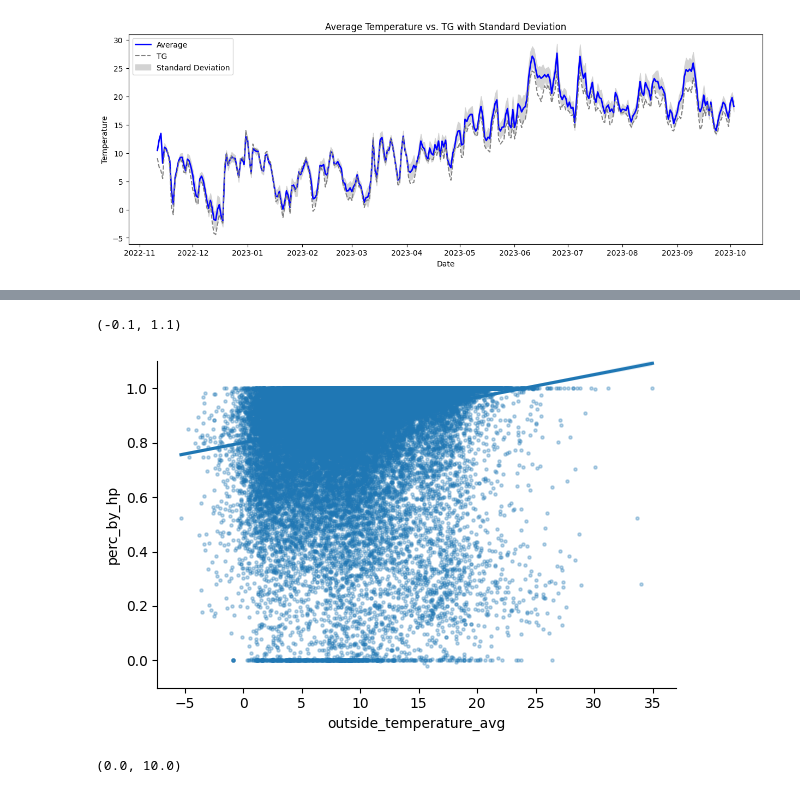
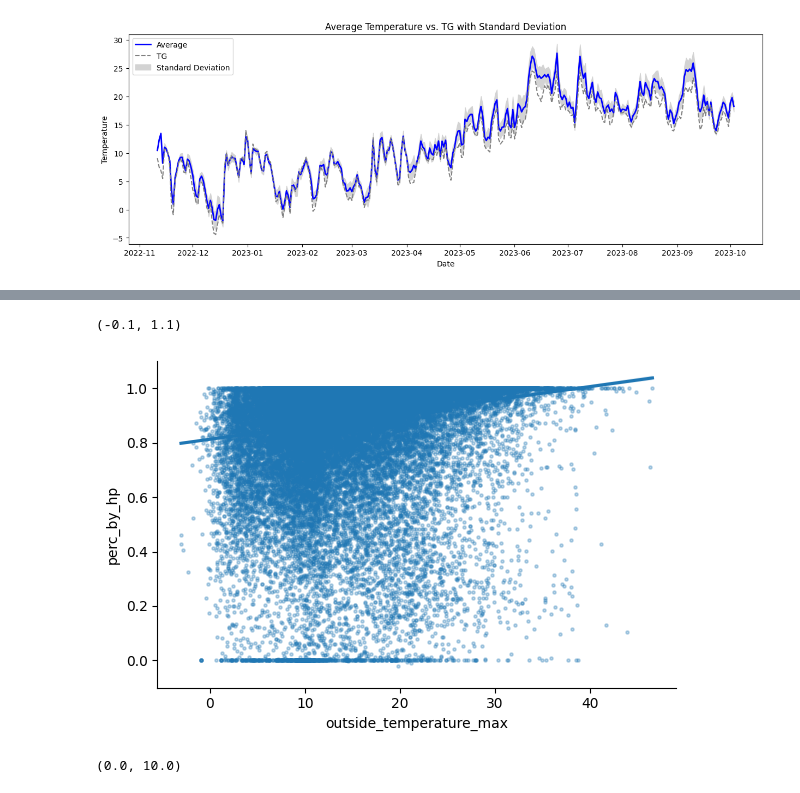
Before and after one commit to season0112/quatt_data_analysis, a Jupyter notebook: guaranteed-savings/Explorative_temperature_extrapolation.ipynb, the cells around one changed output, grey strips where cells are left out. Cells and saved outputs as stored; diff of their text form; code cells hidden in the pictures.

Commit message:
Saving notebook work in progress

```diff
--- a/guaranteed-savings/Explorative_temperature_extrapolation.ipynb
+++ b/guaranteed-savings/Explorative_temperature_extrapolation.ipynb
@@ -74,10 +75,13 @@ else:
 # %%
 # load expected savings data:
 df_savings = pd.read_csv('./data/EnergyConsumption_test_data2.csv')
+df_hubspot = pd.read_csv('./data/hubspot_data.csv')
 df_cic_prod = pd.read_csv('./data/prod_cic.csv')
 
 # merge df_savings with df_cic
+df_hubspot['orderNr'] = df_hubspot['Deal Name'].str.extract(r'.*(QUATT\d+)')
 df_savings = pd.merge(df_savings, df_cic_prod, left_on='orderNr', right_on='orderNumber', how='left')
+df_savings = pd.merge(df_savings, df_hubspot, left_on='orderNr', right_on='orderNr', how='left')
 df_cic = pd.merge(df_cic, df_savings, left_on='cic_id', right_on='id_y', how='left')
 # %% [markdown]
 # explore temperature
@@ -253,15 +298,14 @@ df_cic['date'] = pd.to_datetime(df_cic['date'], format='%Y-%m-%d')
 # %%
+df_cic['date'] = pd.to_datetime(df_cic['date'], format='%Y-%m-%d')
+
+
 # add heat demand and month to dataframe
 df_cic['heat_delivered'] = df_cic[['hp1_heat_generated', 'hp2_heat_generated', 'boiler_heat_generated']].sum(axis=1).astype(float)
+df_cic['hp_heat_generated'] = df_cic[['hp1_heat_generated', 'hp2_heat_generated']].sum(axis=1).astype(float)
+df_cic['hp_energy_consumed'] = df_cic[['hp1_energy_consumed', 'hp2_energy_consumed']].sum(axis=1).astype(float)
+df_cic['perc_by_hp'] = (df_cic[['hp1_heat_generated', 'hp2_heat_generated']].sum(axis=1) / df_cic['heat_delivered']).astype(float)
+df_cic['COP'] = (df_cic[['hp1_heat_generated', 'hp2_heat_generated']].sum(axis=1) / (df_cic[['hp1_energy_consumed', 'hp2_energy_consumed']].sum(axis=1))).astype(float)
 df_cic['month'] = df_cic['date'].dt.month
 df_cic['dd_month'] = df_cic['month'].apply(lambda x: 0.8 if x in [4, 5, 6, 7, 8, 9] else (1 if x in [3, 10] else 1.1))
 df_cic['aardgas_verbruik_cat'] = df_cic['aardgas_verbruik'].apply(lambda x: 0 if x < 1000 else (1 if x < 2000 else (2 if x < 3000 else 3)))
 df_cic['outside_temperature_avg'] = df_cic['outside_temperature_avg'].astype(float)
-
-# scatter plot of heat demand per temperature including linear regression
-sns.lmplot(x='outside_temperature_avg', y='heat_delivered', data=df_cic,
-           hue='aardgas_verbruik_cat', height=4, aspect=1.5, legend=False,
-           scatter_kws={"s": 5, "alpha": 0.3})
-plt.legend(loc='upper left')
-plt.ylim([-1000, 250000])
-plt.show()
@@ -269,0 +312,20 @@ plt.show()
+# %%
+# filling Nan values
+df_cic['numberOfHeatPumps'].fillna(1, inplace=True)
+df_cic['Zone regeling'].fillna('Nee', inplace=True)
+
+# preprocess hubspot data
+# merge 'Weet niet' and 'Weet ik niet' and 'nan' values to -> unkown
+replacement_dict = {None: 'unknown',
+                    'Weet niet': 'unknown',
+                    'Weet ik niet': 'unknown'}
+df_cic.replace({'Spouwmuurisolatie': replacement_dict,
+                    'Muurisolatie aan de binnen- of buitenkant': replacement_dict,
+                    'Dakisolatie': replacement_dict,
+                    'Vloerisolatie': replacement_dict,
+                    'Dubbel glas': replacement_dict,
+                    'HR++ glas': replacement_dict,
+                    }, inplace=True)
+
+# rename long column
+df_cic.rename(columns={'Muurisolatie aan de binnen- of buitenkant': 'Muurisolatie'}, inplace=True)
@@ -275,13 +685,13 @@ df_cic['perc_by_hp'] = (df_cic[['hp1_heat_generated', 'hp2_heat_generated']].sum
 df_cic['COP'] = (df_cic[['hp1_heat_generated', 'hp2_heat_generated']].sum(axis=1) / (df_cic[['hp1_energy_consumed', 'hp2_energy_consumed']].sum(axis=1))).astype(float)
 # %%
 # scatter plot of perc_by_hp per temperature
-sns.lmplot(x='outside_temperature_avg', y='perc_by_hp',
+sns.lmplot(x='outside_temperature_max', y='perc_by_hp',
            data=df_cic[df_cic['heat_delivered']>1000], height=4, aspect=1.5, legend=False,
            scatter_kws={"s": 5, "alpha": 0.3})
 plt.ylim([-0.1, 1.1])
 # %% [output]
 (-0.1, 1.1)
-[figure, old version]
+[figure, new version]
 # %%
 # scatter plot of COP per temperature
 COP_temp = sns.lmplot(x='outside_temperature_avg', y='COP',
```
Also changed, not shown: parts of 42 cells of this notebook.
